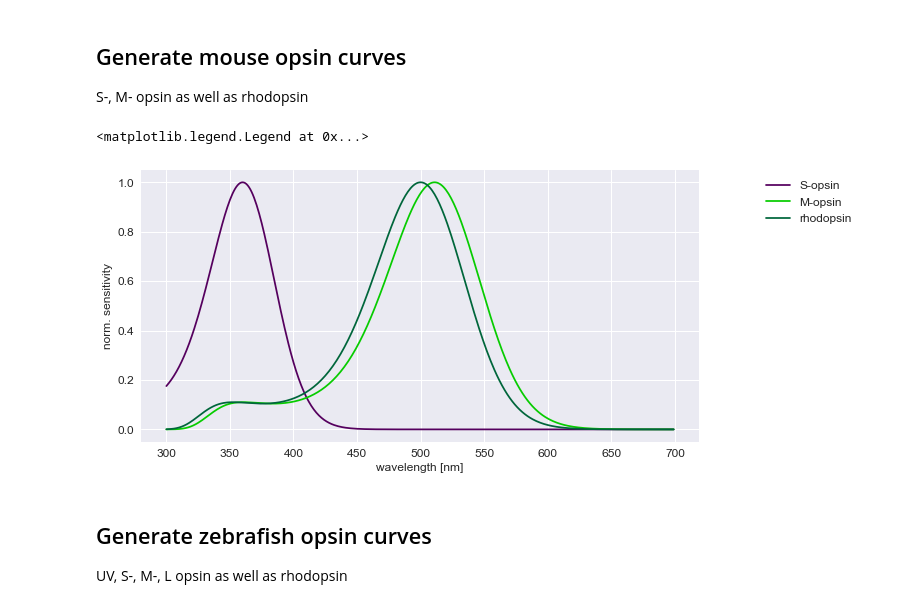
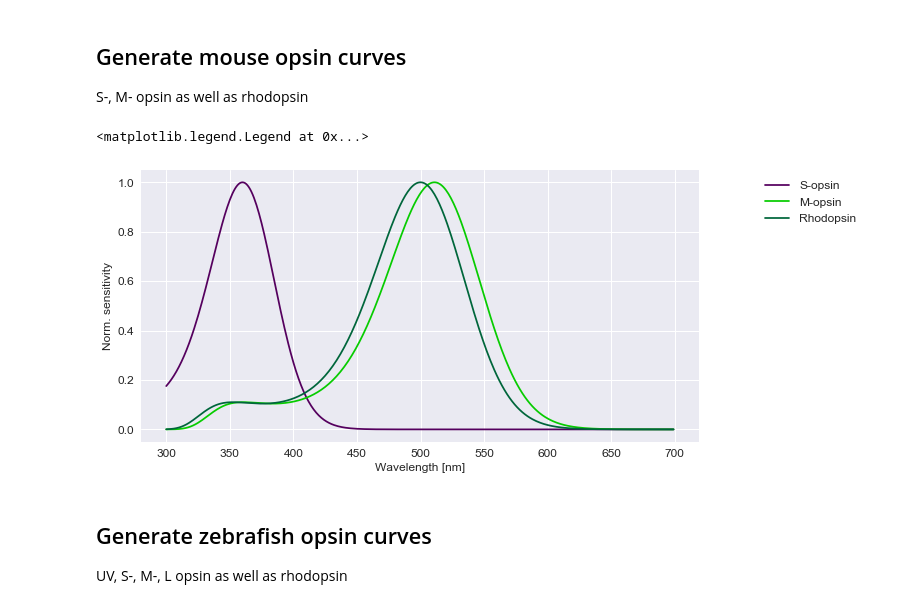
Before and after one commit to eulerlab/open-visual-stimulator, a Jupyter notebook: opsin_spectra.ipynb, the cells around one changed output. Cells and saved outputs as stored; diff of their text form; code cells hidden in the pictures.

```diff
--- a/opsin_spectra.ipynb
+++ b/opsin_spectra.ipynb
@@ -117,30 +117,30 @@ ax2.grid(False)
 S-, M- opsin as well as rhodopsin
 # %%
 mouse_peak_nm = [360, 511, 500]
-mouse_opsins  = ["S-opsin", "M-opsin", "rhodopsin"]
+mouse_opsins  = ["S-opsin", "M-opsin", "Rhodopsin"]
 mouse_spect_x = []
 mouse_spect   = []
 
 for iP, peak in enumerate(mouse_peak_nm):
     mouse_spect_x.append(np.log10(wavelengths) -math.log10(peak /peak_nm))
     temp = []
     for i in range(end_nm -start_nm):
         temp.append(eq8(mouse_spect_x[iP][i]))
     mouse_spect.append(temp)
 
 # Plot spectra
 #
 for iP, peak in enumerate(mouse_peak_nm):
     name = mouse_opsins[iP]
-    d    = 0.4 if name == "rhodopsin" else 0.8
+    d    = 0.4 if name == "Rhodopsin" else 0.8
     col = spc.wavelength_to_rgb(peak, darker=d)
     plt.plot(wavelengths, mouse_spect[iP], color=col, label=mouse_opsins[iP])
 
-plt.gca().set(xlabel="wavelength [nm]", ylabel="norm. sensitivity")
+plt.gca().set(xlabel="Wavelength [nm]", ylabel="Norm. sensitivity")
 plt.legend(bbox_to_anchor=(1.1, 1), loc="upper left")
 # %% [output]
 <matplotlib.legend.Legend at 0x...>
-[figure, old version]
+[figure, new version]
 # %% [markdown]
 ## Generate zebrafish opsin curves
 
```
Also changed, not shown: parts of 1 cell of this notebook, 27 other files.
